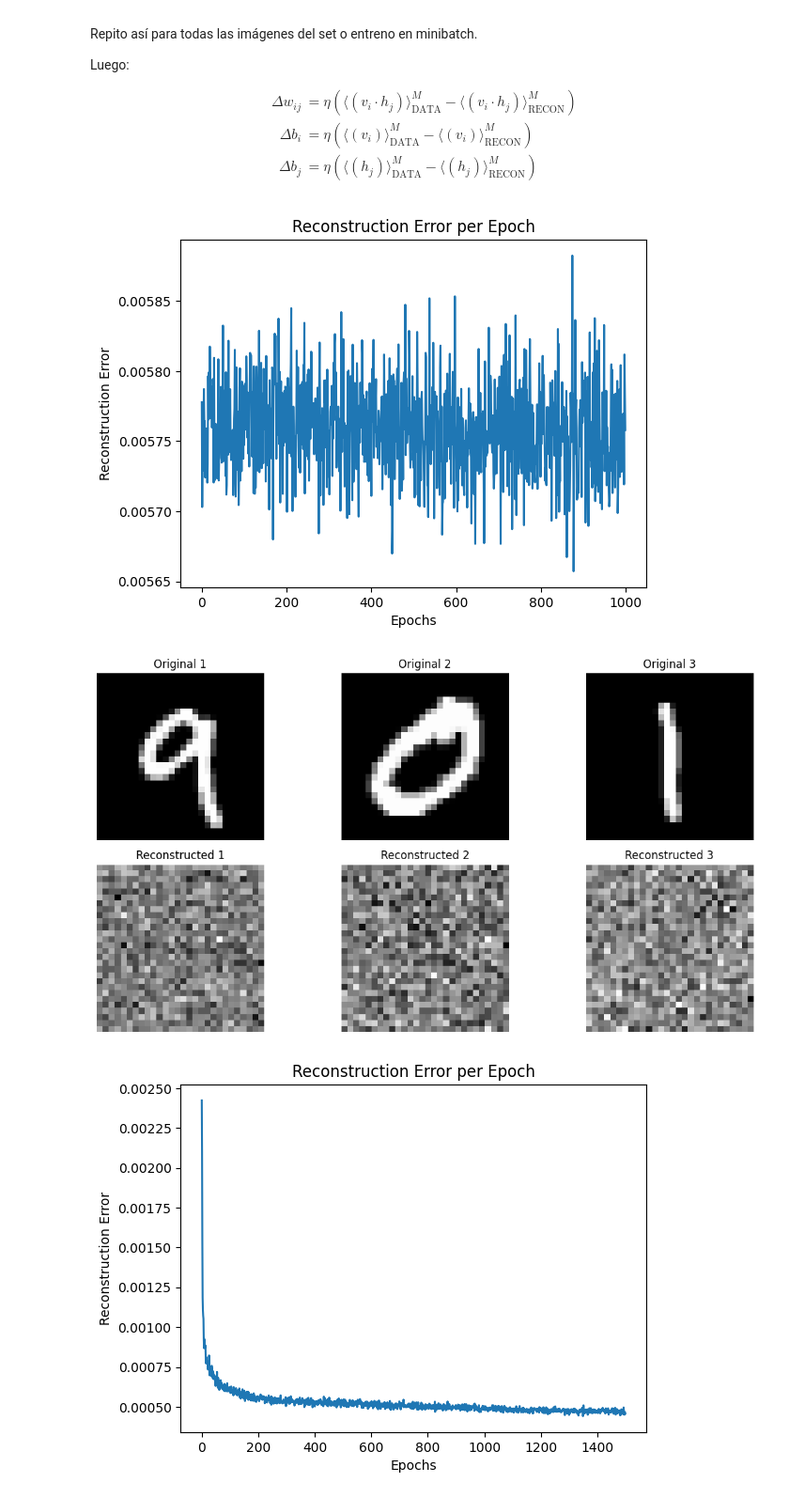
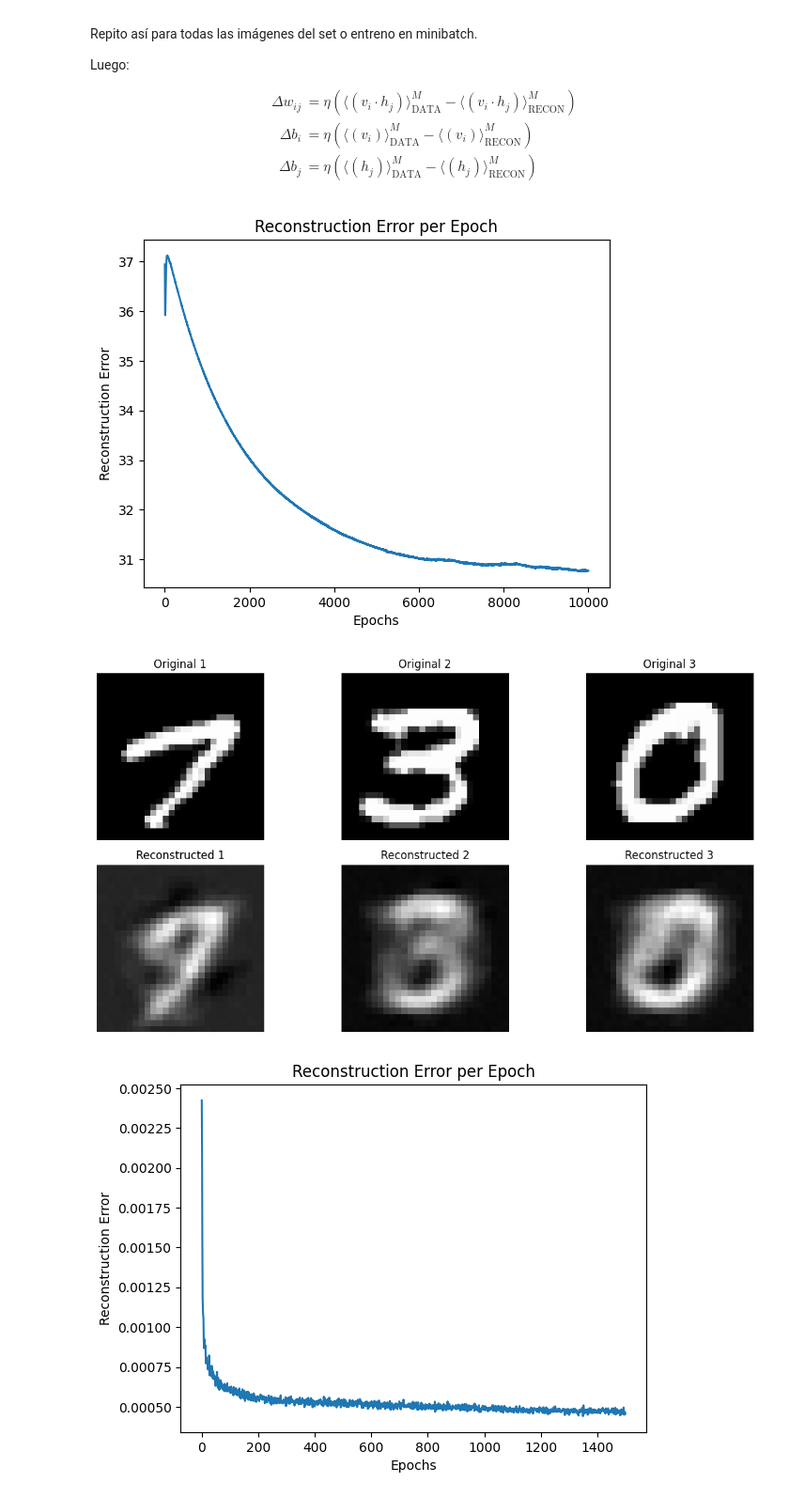
Before and after one commit to Milidoni0cris/Redes-Neuronales, a Jupyter notebook: TP2/TP2.ipynb, the cells around one changed output. Shown at 94% size. Cells and saved outputs as stored; diff of their text form; code cells hidden in the pictures.

```diff
--- a/TP2/TP2.ipynb
+++ b/TP2/TP2.ipynb
@@ -605,13 +605,15 @@ class RBM:
         self.learning_rate = learning_rate
 
         # Inicialización de los pesos y sesgos
-        limit = np.sqrt(6 / (self.n_visible + self.n_hidden))
-        self.weights = np.random.uniform(-limit, limit, (self.n_visible, self.n_hidden))
+        #limit = np.sqrt(6 / (self.n_visible + self.n_hidden))
+        #self.weights = np.random.uniform(-limit, limit, (self.n_visible, self.n_hidden))
+        self.weights = np.random.normal(0, 1, (self.n_visible, self.n_hidden))
+
         self.bias_visible = np.zeros(n_visible)
         self.bias_hidden = np.zeros(n_hidden)
 
     def sigmoid(self, x):
-        return 1 / (1 + np.exp(-x))
+        return (1/(1 + np.exp(-np.clip(x,-500,500))))
 
     def forward(self, input):
         # Cálculo de activación de la capa oculta
@@ -619,8 +621,7 @@ class RBM:
         visible_state = np.random.normal(loc=input, scale=1, size=input.shape)
         hidden_activation = np.dot(visible_state, self.weights) + self.bias_hidden
         hidden_prob = self.sigmoid(hidden_activation)
-        hidden_state = (hidden_prob > np.random.rand(self.n_hidden)).astype(np.float64)
-
+        hidden_state = np.random.binomial(n=1, p= hidden_prob)
         return visible_state, hidden_state
 
     def backward(self, h):
@@ -628,7 +629,7 @@ class RBM:
         m_i = np.dot(h, self.weights.T) + self.bias_visible
         visible_state = np.random.normal(loc=m_i, scale=1, size=m_i.shape)
         hidden_prob = self.sigmoid(np.dot(visible_state, self.weights) + self.bias_hidden)
-        hidden_state = (hidden_prob > np.random.rand(self.n_hidden)).astype(np.float64)
+        hidden_state= np.random.binomial(n=1, p= hidden_prob)
         return visible_state, hidden_state
 
 
@@ -658,11 +659,11 @@ class RBM:
             self.update_weights_and_biases(visible_state, hidden_state, visible_reconstructed, hidden_reconstructed)
 
             # Calcular el error de reconstrucción (error cuadrático medio)
-            error = np.mean((train_data - visible_reconstructed) ** 2)  # Error cuadrático medio
+            error = np.average(np.abs(train_data - visible_reconstructed))  # Error cuadrático medio
             total_error += error
 
             # Guardar el error promedio de esta época
-            errors.append(total_error / len(train_data))
+            errors.append(total_error)
 
             # Mostrar el error de reconstrucción al final de cada época
             #print(f"Epoch {epoch+1}/{epochs}, Reconstruction Error: {total_error / len(train_data)}")
@@ -689,40 +690,37 @@ def plot_random_images(original_images, reconstructed_images, n_images=3):
         plt.title(f'Original {i}')
         plt.axis('off')
 
     # Graficar las imágenes reconstruidas
     for i, idx in enumerate(random_indices, 1):
         plt.subplot(2, n_images, n_images + i)
         plt.imshow(reconstructed_images[idx].reshape(28, 28), cmap='gray')
         plt.title(f'Reconstructed {i}')
         plt.axis('off')
 
     plt.tight_layout()
     plt.show()
 
 # Cargar el archivo .mat
 mat_file_path = 'datosTrain.mat'
 mat_data = scipy.io.loadmat(mat_file_path)
 
 # Asignar los datos de entrenamiento y prueba desde el archivo .mat
 train_images = mat_data['data']
-# Normalizar las imágenes para que estén en el rango [0, 1]
-train_images = train_images / 255.0
-
 
 # Crear la RBM y entrenar
-rbm_network = RBM(n_visible=784, n_hidden=40, learning_rate=1e-6)  # Ajusta el número de neuronas ocultas según sea necesario
-rbm_network.train(train_images, epochs=1000)  # Entrenamiento por 10 épocas
+rbm_network = RBM(n_visible=784, n_hidden=100, learning_rate=0.001)  # Ajusta el número de neuronas ocultas según sea necesario
+rbm_network.train(train_images, epochs=10000)
 
 # Obtener las imágenes reconstruidas
 _, hidden_state = rbm_network.forward(train_images)
 reconstructed_images, _ = rbm_network.backward(hidden_state)
 
 
 # Llamar a la función para graficar
 plot_random_images(train_images, reconstructed_images)
 # %% [output]
-[figure, old version]
+[figure, new version]
-[figure, old version]
+[figure, new version]
 # %%
 import numpy as np
 import matplotlib.pyplot as plt
```
Also changed, not shown: parts of 1 cell of this notebook.
